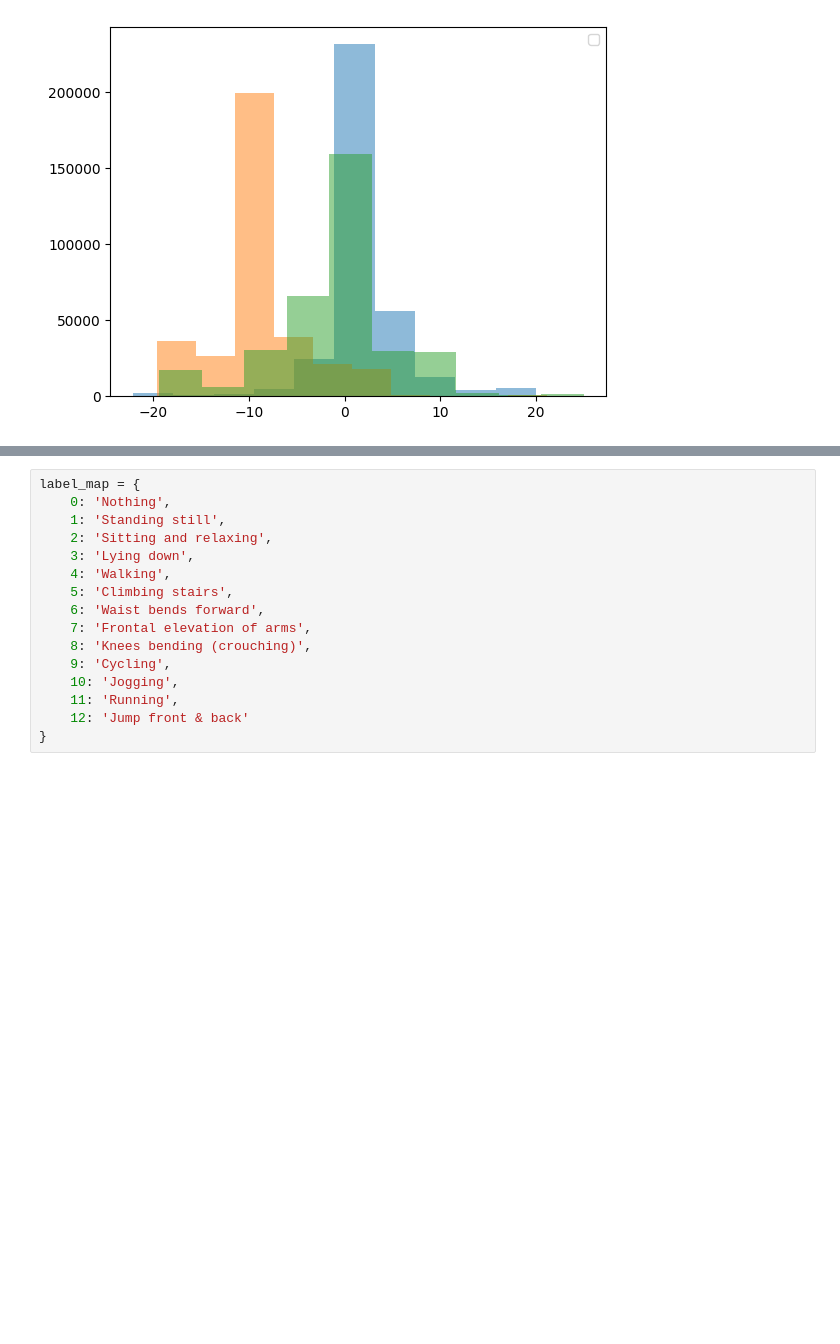
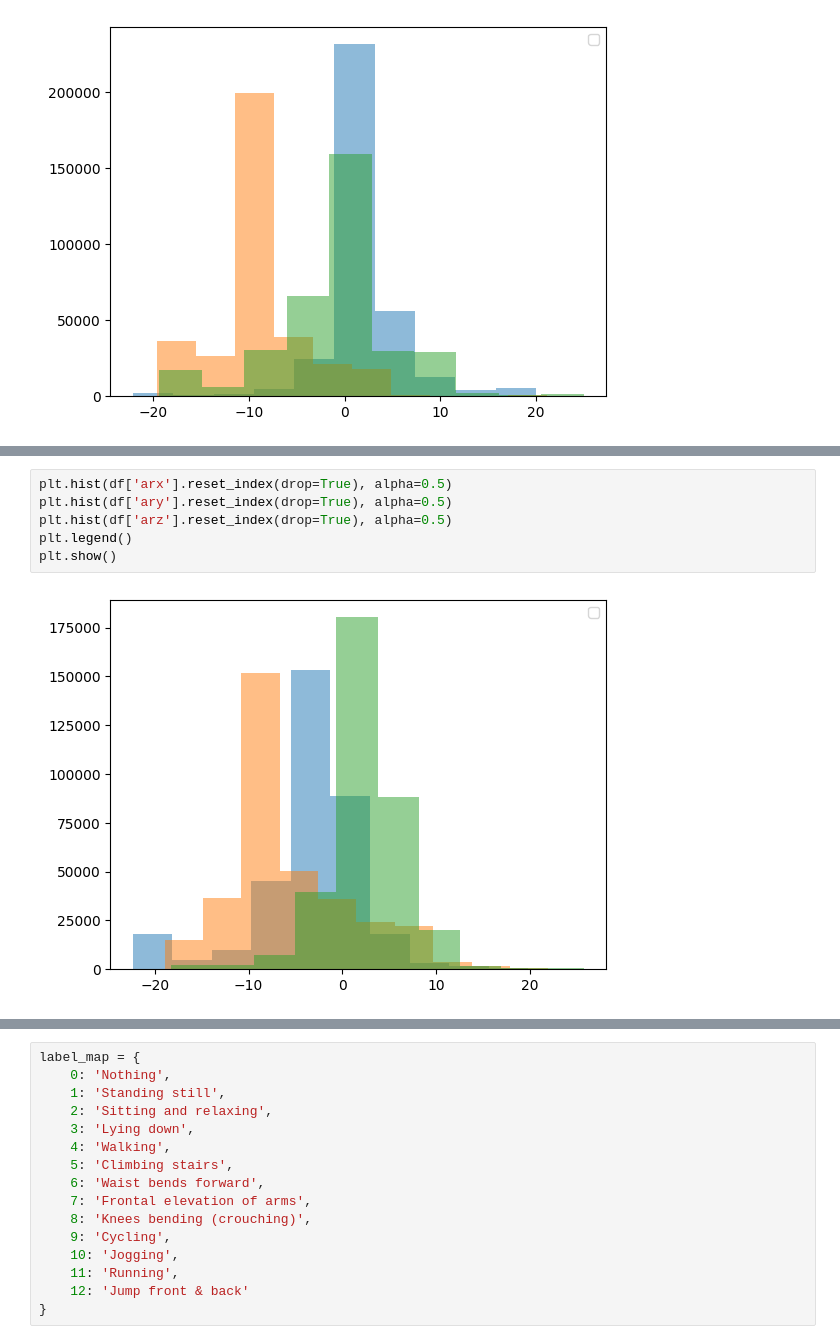
Before and after one commit to hannanote/Mobile_Health_Human_Behavior_Analysis_Project, a Jupyter notebook: MOBILE_HEALTH.ipynb, the cells around one changed output, grey strips where cells are left out. Saved outputs shown, nothing was run; the diff lists cells and outputs as text; blank space fills up the shorter version.

```diff
--- a/MOBILE_HEALTH.ipynb
+++ b/MOBILE_HEALTH.ipynb
@@ -272,0 +281,8 @@ plt.show()
+# %%
+plt.hist(df['arx'].reset_index(drop=True), alpha=0.5)
+plt.hist(df['ary'].reset_index(drop=True), alpha=0.5)
+plt.hist(df['arz'].reset_index(drop=True), alpha=0.5)
+plt.legend()
+plt.show()
+# %% [output]
+[figure, added]
```
Also changed, not shown: parts of 15 cells of this notebook.
